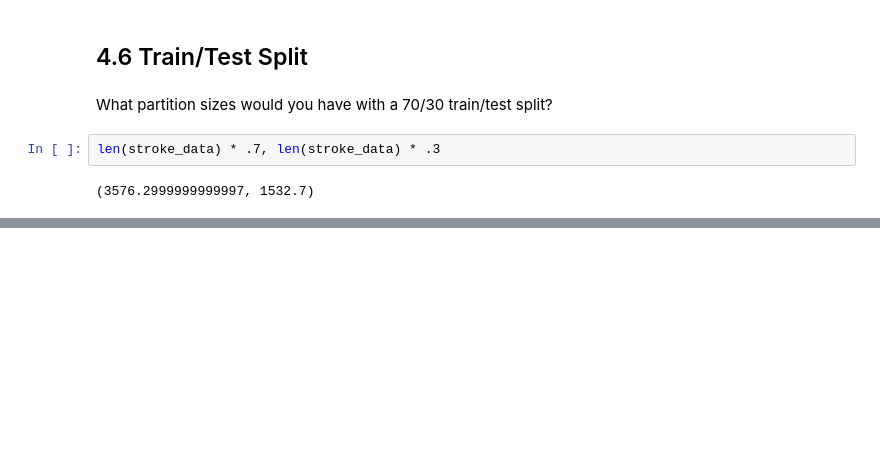
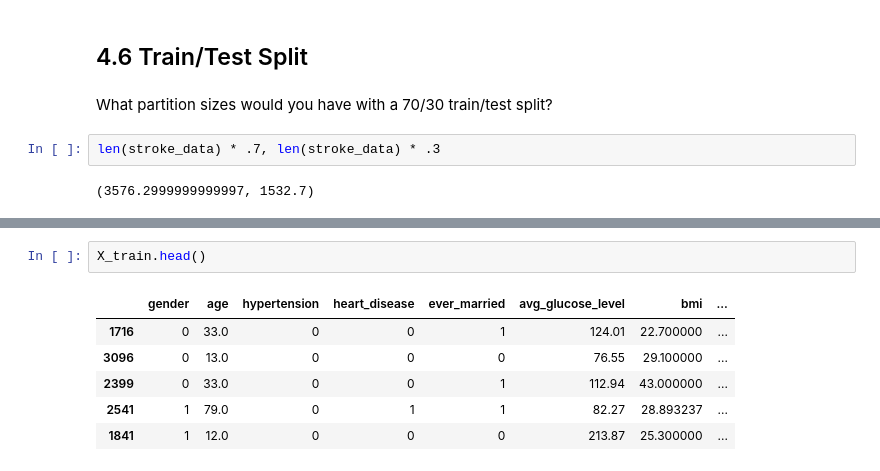
Before and after one commit to FayD21/Capstone-2-Stroke-Prediction, a Jupyter notebook: Notebooks/Stroke_preprocessing_and_training.ipynb, the cells around one changed output, grey strips where cells are left out. Drawn from its saved outputs; the diff is of its cells as text; blank space fills up the shorter version.

```diff
--- a/Notebooks/Stroke_preprocessing_and_training.ipynb
+++ b/Notebooks/Stroke_preprocessing_and_training.ipynb
@@ -139,0 +85,9 @@ y_train.shape, y_test.shape
+# %%
+X_train.head()
+# %% [output]
+|  | gender | age | hypertension | heart_disease | ever_married | avg_glucose_level | bmi | ... |
+| 1716 | 0 | 33.0 | 0 | 0 | 1 | 124.01 | 22.700000 | ... |
+| 3096 | 0 | 13.0 | 0 | 0 | 0 | 76.55 | 29.100000 | ... |
+| 2399 | 0 | 33.0 | 0 | 0 | 1 | 112.94 | 43.000000 | ... |
+| 2541 | 1 | 79.0 | 0 | 1 | 1 | 82.27 | 28.893237 | ... |
+| 1841 | 1 | 12.0 | 0 | 0 | 0 | 213.87 | 25.300000 | ... |
```
Also changed, not shown: parts of 227 cells of this notebook, 1 other file.
